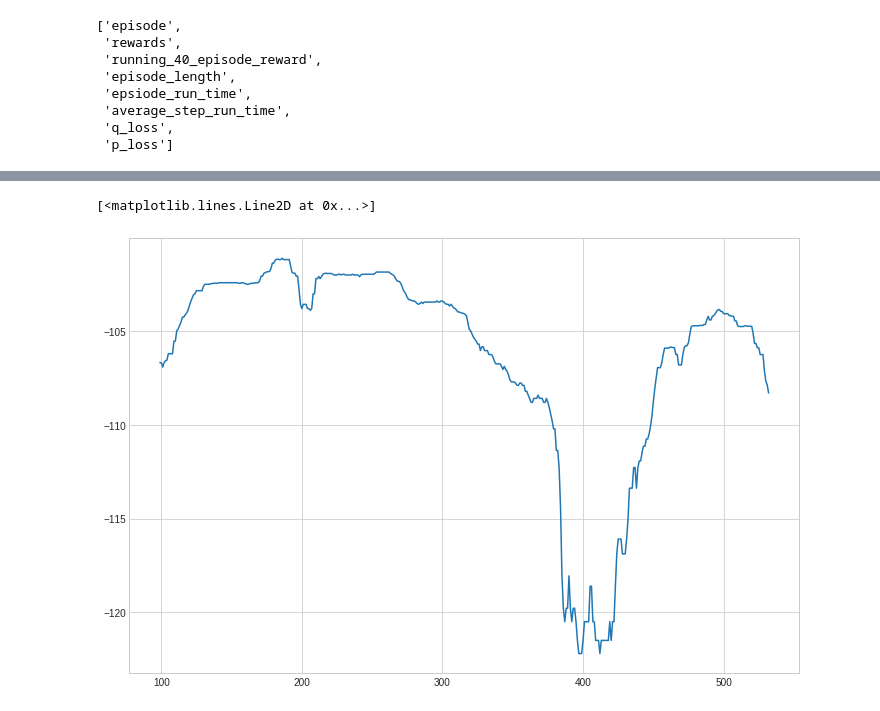
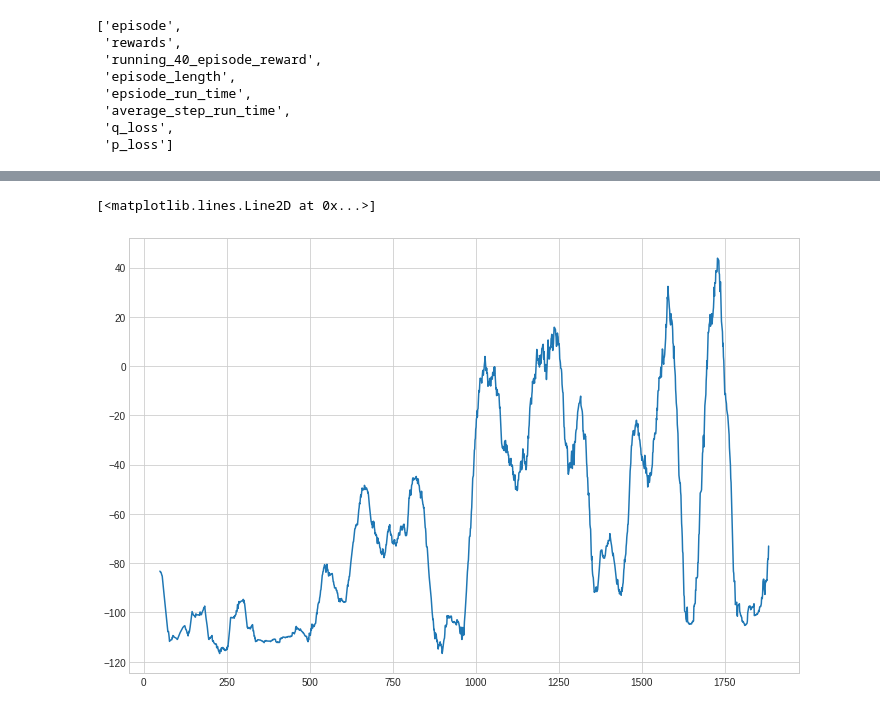
Before and after one commit to mauicv/BipedalWalker-v2-ddpg, a Jupyter notebook: graphing.ipynb, the cells around one changed output, grey strips where cells are left out. Cells and saved outputs as stored; diff of their text form; code cells hidden in the pictures.

```diff
--- a/graphing.ipynb
+++ b/graphing.ipynb
@@ -60,6 +60,7 @@ plt.plot(episodes[0:], q_loss[0:], p_loss[0:])
-# %%
-reward_series = pd.Series((rewards[3:])).rolling(100).median()
-plt.plot(reward_series)
-# %% [output]
-[<matplotlib.lines.Line2D at 0x...>]
-[figure, removed]
+# %%
+moving_avg = pd.DataFrame(rewards).rolling(50).mean()
+moving_avg = moving_avg[moving_avg.notna()]
+plt.plot(moving_avg)
+# %% [output]
+[<matplotlib.lines.Line2D at 0x...>]
+[figure, added]
```
Also changed, not shown: parts of 2 cells of this notebook, 11 other files.
